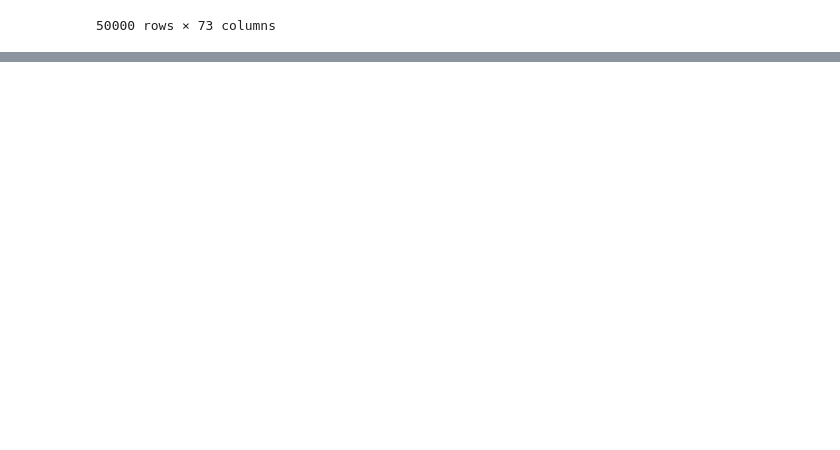
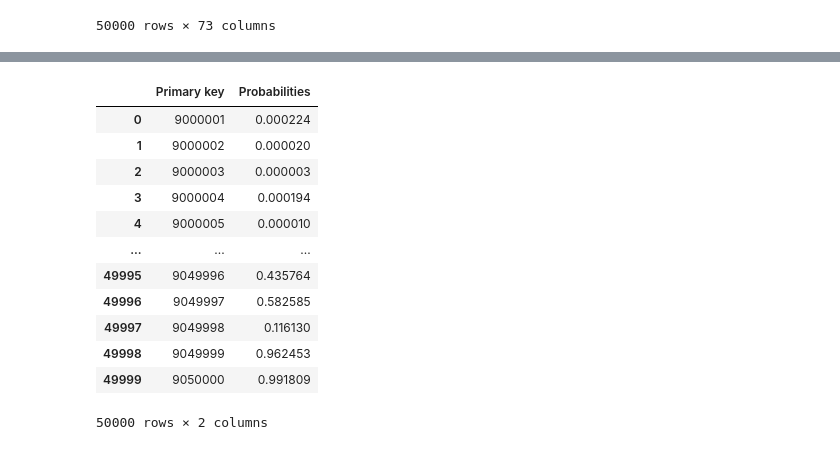
Before and after one commit to parth1egend/Convolve_Round2, a Jupyter notebook: code.ipynb, the cells around one changed output, grey strips where cells are left out. Drawn from its saved outputs; the diff is of its cells as text; code cells hidden in the pictures; blank space fills up the shorter version.

```diff
--- a/code.ipynb
+++ b/code.ipynb
@@ -1669,3 +1661,27 @@ submission_df
 50000 rows × 73 columns
 # %%
 submission_df.to_excel('submission.xlsx')
+# %%
+final_submission_df = submission_df.copy()
+
+cols_to_drop = [ 'country_code', 'demog_2', 'income', 'city_tier',
+   'occupation', 'demog_4', 'demog_9', 'demog_13', 'demog_14', 'demog_20',
+   'demog_21', 'demog_22', 'os', 'txn_53', 'txn_54', 'txn_62', 'txn_64',
+   'txn_68', 'txn_69', 'txn_73', 'txn_74', 'txn_75', 'txn_76', 'txn_77',
+   'txn_79', 'others_1', 'others_3', 'others_6', 'others_7', 'others_8',
+   'others_9', 'others_10', 'others_11', 'others_12', 'others_13',
+   'others_14', 'others_15', 'others_16', 'others_17', 'others_18',
+   'others_19', 'others_20', 'others_21', 'others_22', 'others_23',
+   'others_24', 'others_25', 'others_26', 'others_29', 'others_30',
+   'others_31', 'others_32', 'demog_23', 'demog_32', 'others_36',
+   'others_37', 'txn_80', 'txn_81', 'demog_40', 'others_42', 'demog_43',
+   'Target_SGDClassifier', 'SGD_Proba', 'Target_SVCLinear', 'SVCL_Proba',
+   'KNN_Proba', 'Target_KNNClassifier', 'Target_SVC', 'SVC_Proba',
+   'RandomForest_Proba', 'Target_RandomForest' ]
+
+# Use inplace=True to modify the DataFrame in place
+final_submission_df.drop(columns=cols_to_drop, inplace=True)
+
+# Print the updated columns
+print(final_submission_df.columns)
+final_submission_df
@@ -1671,0 +1703,18 @@ submission_df.to_excel('submission.xlsx')
+# %%
+final_submission_df['Probabilities']=final_submission_df['FINAL_PROBA']
+final_submission_df.drop(columns=['FINAL_PROBA'],inplace=True)
+final_submission_df
+# %% [output]
+|  | Primary key | Probabilities |
+| 0 | 9000001 | 0.000224 |
+| 1 | 9000002 | 0.000020 |
+| 2 | 9000003 | 0.000003 |
+| 3 | 9000004 | 0.000194 |
+| 4 | 9000005 | 0.000010 |
+| ... | ... | ... |
+| 49995 | 9049996 | 0.435764 |
+| 49996 | 9049997 | 0.582585 |
+| 49997 | 9049998 | 0.116130 |
+| 49998 | 9049999 | 0.962453 |
+| 49999 | 9050000 | 0.991809 |
+50000 rows × 2 columns
```
Also changed, not shown: parts of 50 cells of this notebook, 2 other files.
